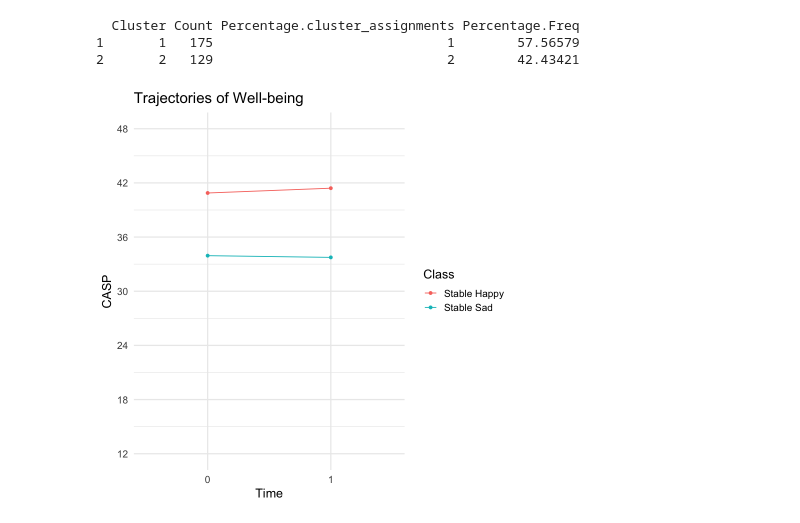
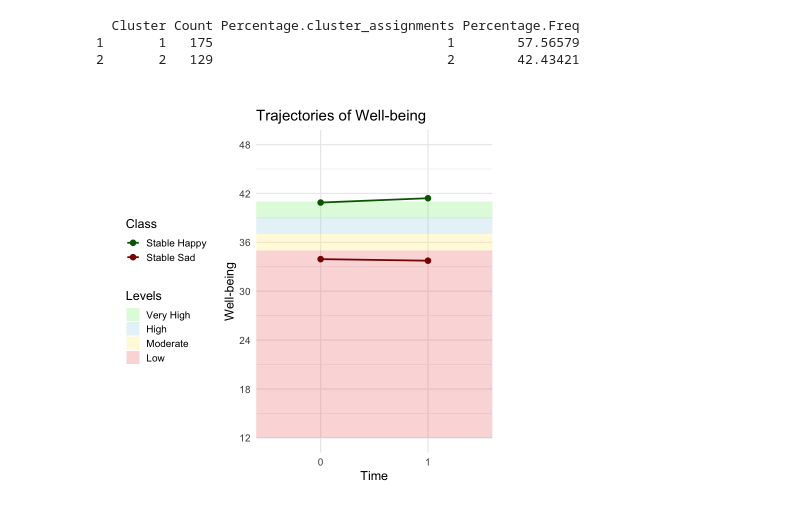
Before and after one commit to GiedriusRupsys/divorce-well-being, a Jupyter notebook: analysis.ipynb, the cells around one changed output. Saved outputs shown, nothing was run; the diff lists cells and outputs as text; code cells hidden in the pictures.

```diff
--- a/analysis.ipynb
+++ b/analysis.ipynb
@@ -1037,37 +968,53 @@ print(cluster_summary)
 1       1   175                              1        57.56579
 2       2   129                              2        42.43421
 # %%
-# Assuming 'all_waves_gmm' includes covariates and their values for prediction
 data_pred <- data.frame(
   time = unique(all_waves_gmm$time),
   age_int = mean(all_waves_gmm$age_int, na.rm = TRUE),
   dn042_ = mean(all_waves_gmm$dn042_, na.rm = TRUE)
 )
 
 # Predict for each class including covariates
 pred <- predictY(bestGmm, newdata = data_pred, var.time = "time")$pred
 
 # Convert prediction to data.table
 pred_dt <- as.data.table(pred)
 pred_dt[, Time := unique(all_waves_gmm$time)]
 
 # Melt the data for plotting
 melted_pred <- melt(pred_dt, id.vars = 'Time', variable.name = 'Class', value.name = 'casp')
 
 # Factorize the Class variable for better readability
 melted_pred$Class <- factor(melted_pred$Class, levels = paste0('Ypred_class', 1:best_k), labels = c("Stable Happy", "Stable Sad"))
 
+# Define the well-being levels
+well_being_levels <- data.frame(
+  y_min = c(39, 37, 35, 12),
+  y_max = c(41, 39, 37, 35),
+  Levels = factor(c("Very High", "High", "Moderate", "Low"), levels = c("Very High", "High", "Moderate", "Low"))
+)
+
 # Plot the predictions
-ggplot(melted_pred, aes(x = Time, y = casp, color = Class, group = Class)) +
-  geom_line() +
-  geom_point() +  # Add points to emphasize categories
+ggplot() +
+  geom_rect(data = well_being_levels, aes(xmin = -Inf, xmax = Inf, ymin = y_min, ymax = y_max, fill = Levels), alpha = 0.3) +
+  geom_line(data = melted_pred, aes(x = Time, y = casp, color = Class, group = Class), size = 1) +
+  geom_point(data = melted_pred, aes(x = Time, y = casp, color = Class), size = 3) +  # Add points to emphasize categories
   labs(
     title = "Trajectories of Well-being",
     x = "Time",
-    y = "CASP",
+    y = "Well-being",
     color = "Class"
   ) +
   scale_y_continuous(breaks = seq(12, 48, by = 6), limits = c(12, 48)) +
-  theme_minimal(base_size = 15)
+  theme_minimal(base_size = 15) +
+  theme(
+    legend.position = "left",
+    plot.margin = unit(c(1, 1, 1, 1), "cm")  # Add margin around the plot
+  ) +
+  scale_fill_manual(values = c("Very High" = "lightgreen", "High" = "lightblue", "Moderate" = "lightgoldenrod1", "Low" = "lightcoral")) +
+  scale_color_manual(values = c("Stable Happy" = "darkgreen", "Stable Sad" = "darkred"))
+
+# Save the plot with adjusted size
+ggsave("well_being_trajectories.png", width = 8, height = 6)
 # %% [output]
-[figure, old version]
+[figure, new version]
```
Also changed, not shown: parts of 9 cells of this notebook, 2 other files.
